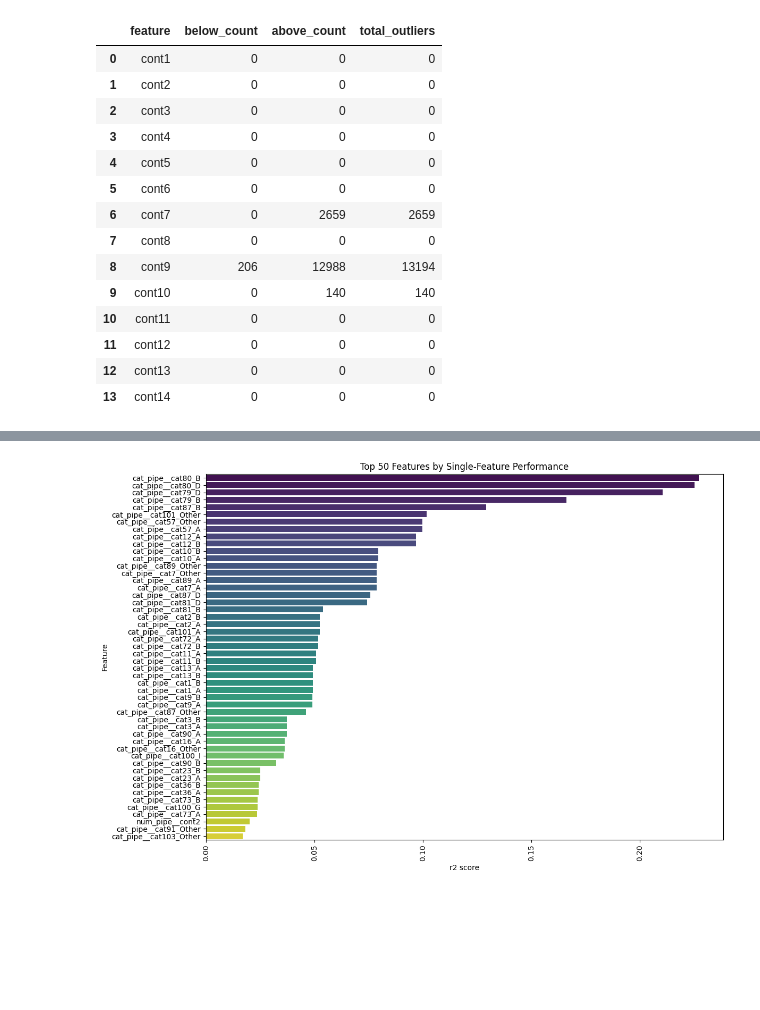
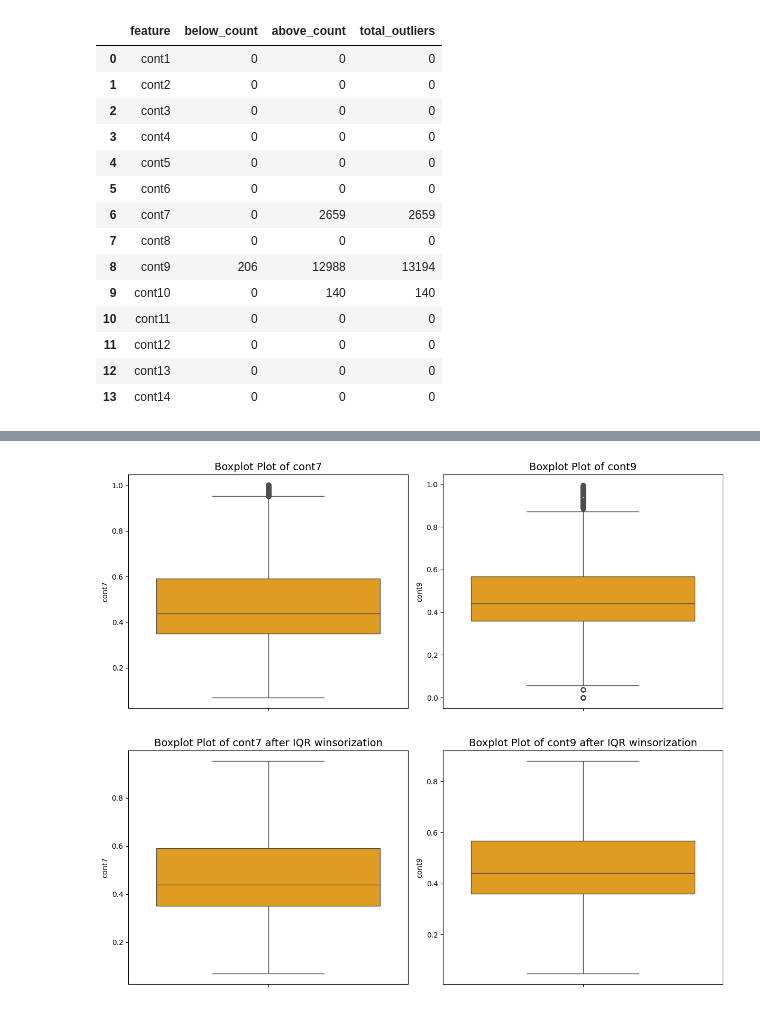
Before and after one commit to Aryan-Kaisth/Tail_Risk_Modeling_of_Insurance_Claim_Severity, a Jupyter notebook: notebooks/feature_engineering.ipynb, the cells around one changed output, grey strips where cells are left out. Drawn from its saved outputs; the diff is of its cells as text; code cells hidden in the pictures; blank space fills up the shorter version.

```diff
--- a/notebooks/feature_engineering.ipynb
+++ b/notebooks/feature_engineering.ipynb
@@ -496,18 +302,29 @@ perf_df
-# %%
-plt.figure(figsize=(12, 8))
-
-sns.barplot(
-    data=perf_df.sort_values(by="score", ascending=False).head(50),
-    x="score",
-    y="feature",
-    palette="viridis"
-)
-
-plt.xlabel("r2 score")
-plt.ylabel("Feature")
-plt.title("Top 50 Features by Single-Feature Performance")
-plt.xticks(rotation=90)
-plt.tight_layout()
-plt.show()
-# %% [output]
-[figure, removed]
+# %%
+# Plotting Boxplot of numerical features with Outliers
+outlier_col = ['cont7', 'cont9']
+
+n_cols = 3
+n_rows = math.ceil(len(outlier_col)/n_cols)
+
+fig, axes = plt.subplots(n_rows, n_cols, figsize=(18, 5 * n_rows))
+axes = axes.flatten()
+
+for ax, col in zip(axes, outlier_col):
+    sns.boxplot(
+        data=df,
+        y=col,
+        color="orange",
+        ax=ax,
+    )
+    ax.set_title(f"Boxplot Plot of {col}", fontsize=14)
+    ax.set_ylabel(col)
+    ax.tick_params(axis="x", rotation=90)
+
+# Remove unused subplots
+for ax in axes[len(outlier_col):]:
+    ax.remove()
+
+plt.tight_layout()
+plt.show()
+# %% [output]
+[figure, added]
@@ -513,0 +340,23 @@ plt.show()
+# %%
+fig, axes = plt.subplots(n_rows, n_cols, figsize=(18, 5 * n_rows))
+axes = axes.flatten()
+
+for ax, col in zip(axes, outlier_col):
+    sns.boxplot(
+        data=df_after_winsor,
+        y=col,
+        color="orange",
+        ax=ax,
+    )
+    ax.set_title(f"Boxplot Plot of {col} after IQR winsorization", fontsize=14)
+    ax.set_ylabel(col)
+    ax.tick_params(axis="x", rotation=90)
+
+# Remove unused subplots
+for ax in axes[len(outlier_col):]:
+    ax.remove()
+
+plt.tight_layout()
+plt.show()
+# %% [output]
+[figure, added]
```
Also changed, not shown: parts of 48 cells of this notebook, 1 other file.
